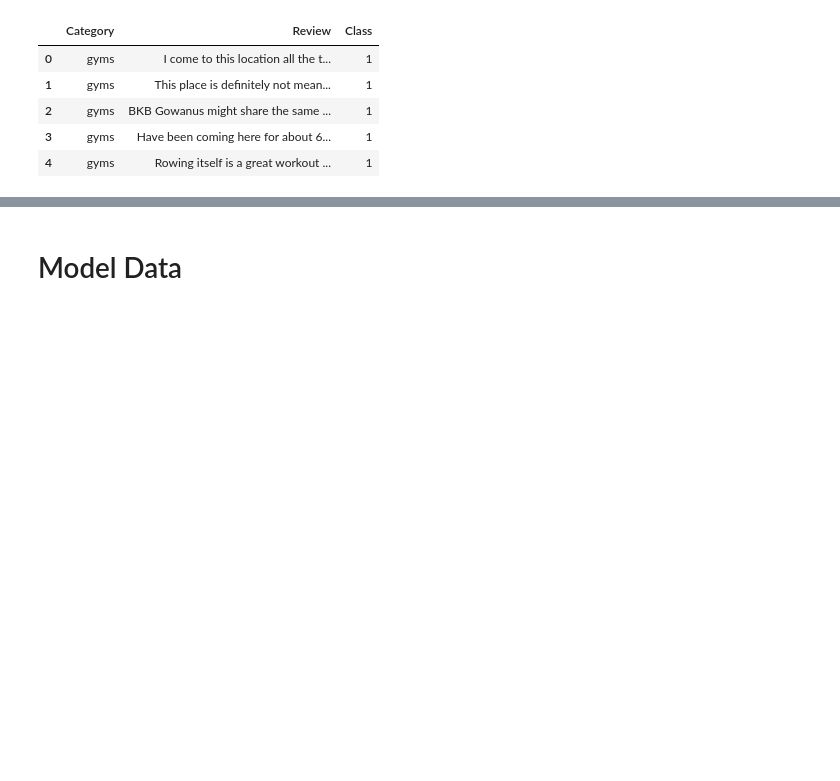
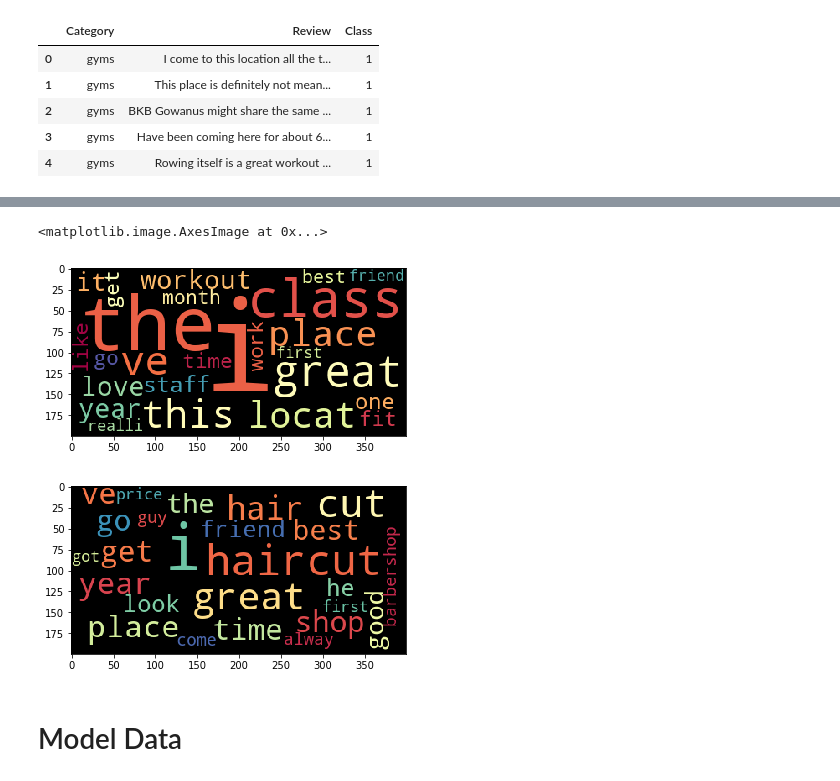
Before and after one commit to blantj/yelp_nlp, a Jupyter notebook: Modeling.ipynb, the cells around one changed output, grey strips where cells are left out. Drawn from its saved outputs; the diff is of its cells as text; code cells hidden in the pictures; blank space fills up the shorter version.

```diff
--- a/Modeling.ipynb
+++ b/Modeling.ipynb
@@ -82,3 +108,16 @@ barber_freq.plot(30)
+# %%
+gym_freq_zipped = dict(zip(gym_freq_words, gym_freq_counts))
+barber_freq_zipped = dict(zip(barber_freq_words, barber_freq_counts))
+gym_wordcloud = WordCloud(colormap='Spectral').generate_from_frequencies(gym_freq_zipped)
+barber_wordcloud = WordCloud(colormap='Spectral').generate_from_frequencies(barber_freq_zipped)
+fig, ax = plt.subplots()
+ax.imshow(gym_wordcloud)
+fig2, ax2 = plt.subplots()
+ax2.imshow(barber_wordcloud)
+# %% [output]
+<matplotlib.image.AxesImage at 0x...>
+[figure, added]
+[figure, added]
 # %% [markdown]
 # Model Data
 # %%
```
Also changed, not shown: parts of 18 cells of this notebook.
